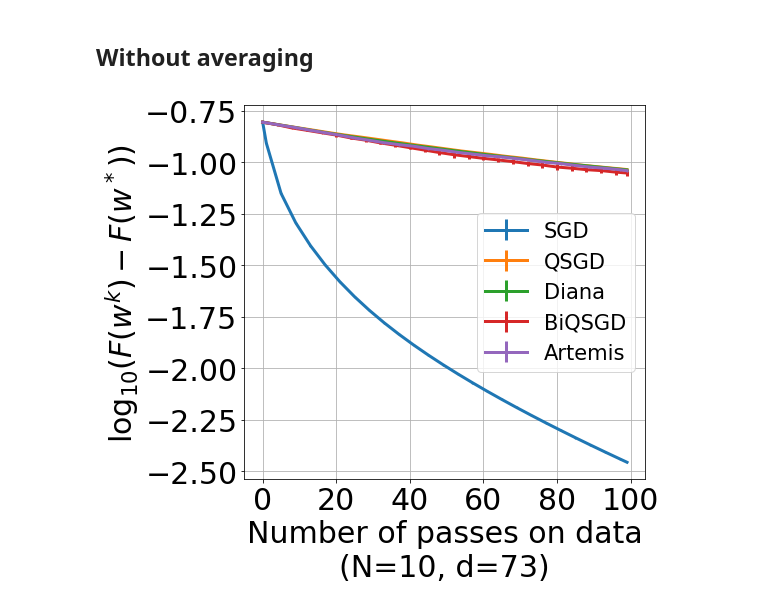
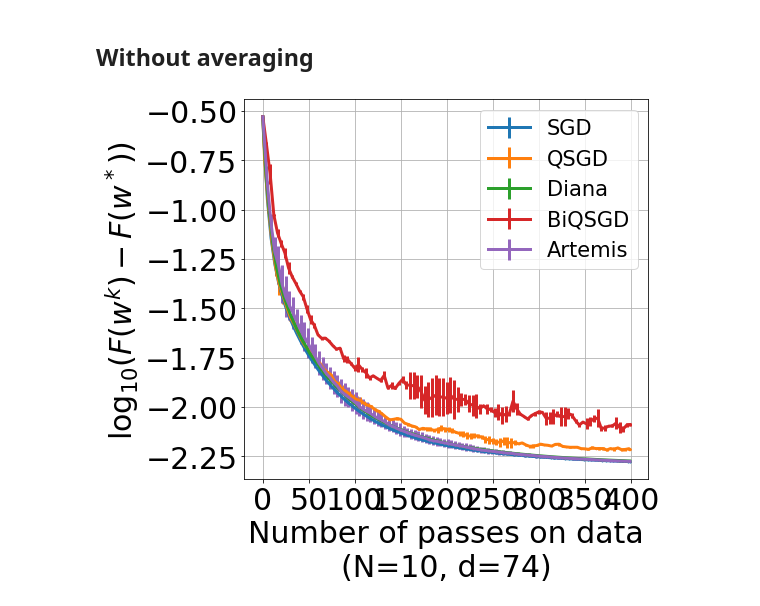
Before and after one commit to philipco/artemis-bidirectional-compression, a Jupyter notebook: notebook/quantum.ipynb, the cells around one changed output. Saved outputs shown, nothing was run; the diff lists cells and outputs as text; code cells hidden in the pictures.

Commit message:
Notebook for abalone and quantum.

```diff
--- a/notebook/quantum.ipynb
+++ b/notebook/quantum.ipynb
@@ -59,0 +122,3 @@ data.head()
+# %%
+data = data.replace({'state': {0: -1}})
+data.head()
@@ -309,2 +353,5 @@ plot_error_dist(res.get_loss(obj), res.names, res.nb_devices_for_the_run, dim_no
 # %% [markdown]
 # Handling non-iid data
+# %%
+# Running TNSE to obtain a 2D representation of data
+embedded_data = tnse(data)
@@ -310,0 +360,7 @@ plot_error_dist(res.get_loss(obj), res.names, res.nb_devices_for_the_run, dim_no
+# %%
+nb_cluster = 10
+# Finding cluster in the TNSE
+predicted_cluster = find_cluster(embedded_data, nb_cluster)
+# With the found clusters, splitting data.
+X, Y = clustering_data(data, predicted_cluster, "state", nb_cluster, scale_Y=False)
+dim_notebook = X[0].shape[1]
@@ -342,10 +463,7 @@ Wall time: 1min 7s
 # %%
-(X,Y) = pickle_loader(filename + "-data")
-myX = X[:nb_devices_for_the_run]
-myY = Y[:nb_devices_for_the_run]
-obj_min_by_N = pickle_loader(filename + "-obj_min")
-#res = pickle_loader(filename + "-descent")
-obj = obj_min_by_N[len(myX)]
+obj_min_by_N = pickle_loader(filename + "-noniid-obj_min")
+res = pickle_loader(filename + "-noniid-descent")
+obj = obj_min_by_N[len(X)]
 
 plot_error_dist(res.get_loss(obj, averaged=True), res.names, res.nb_devices_for_the_run,
                 dim_notebook, all_error=res.get_std(obj, averaged=True), x_legend="Number of passes on data (Avg)")
@@ -359,17 +477,14 @@ plot_error_dist(res.get_loss(obj, averaged=True), res.names, res.nb_devices_for_
 # %% [markdown]
 ## Without averaging
 # %%
-(X,Y) = pickle_loader(filename + "-data")
-myX = X[:nb_devices_for_the_run]
-myY = Y[:nb_devices_for_the_run]
-obj_min_by_N = pickle_loader(filename + "-obj_min")
-#res = pickle_loader(filename + "-descent")
-obj = obj_min_by_N[len(myX)]
+obj_min_by_N = pickle_loader(filename + "-noniid-obj_min")
+res = pickle_loader(filename + "-noniid-descent")
+obj = obj_min_by_N[len(X)]
 
 plot_error_dist(res.get_loss(obj), res.names, res.nb_devices_for_the_run, dim_notebook,
                all_error=res.get_std(obj))
 # %% [output]
-[figure, old version]
+[figure, new version]
 # %%
 plot_error_dist(res.get_loss(obj), res.names, res.nb_devices_for_the_run, dim_notebook,
                 x_points=res.X_number_of_bits, x_legend="Communicated bits", all_error=res.get_std(obj))
```
Also changed, not shown: parts of 38 cells of this notebook, 12 other files.
